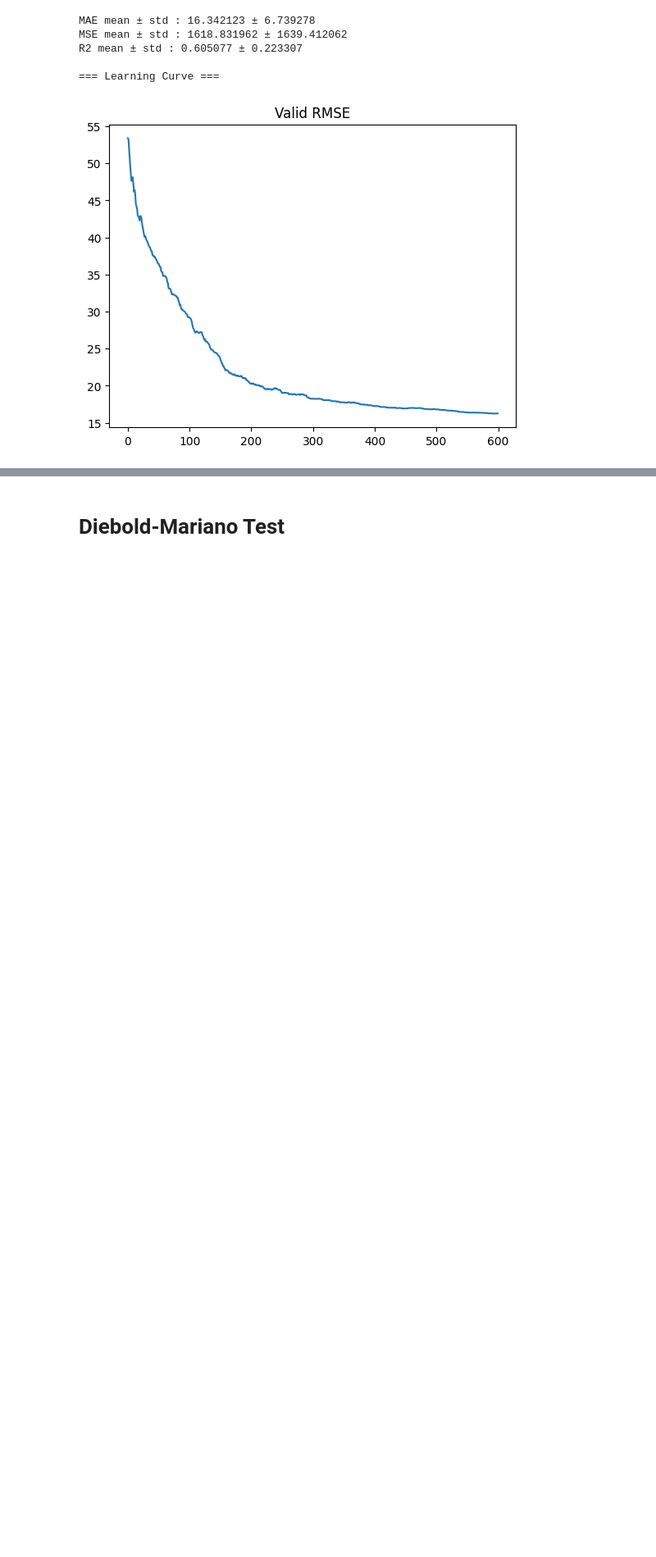
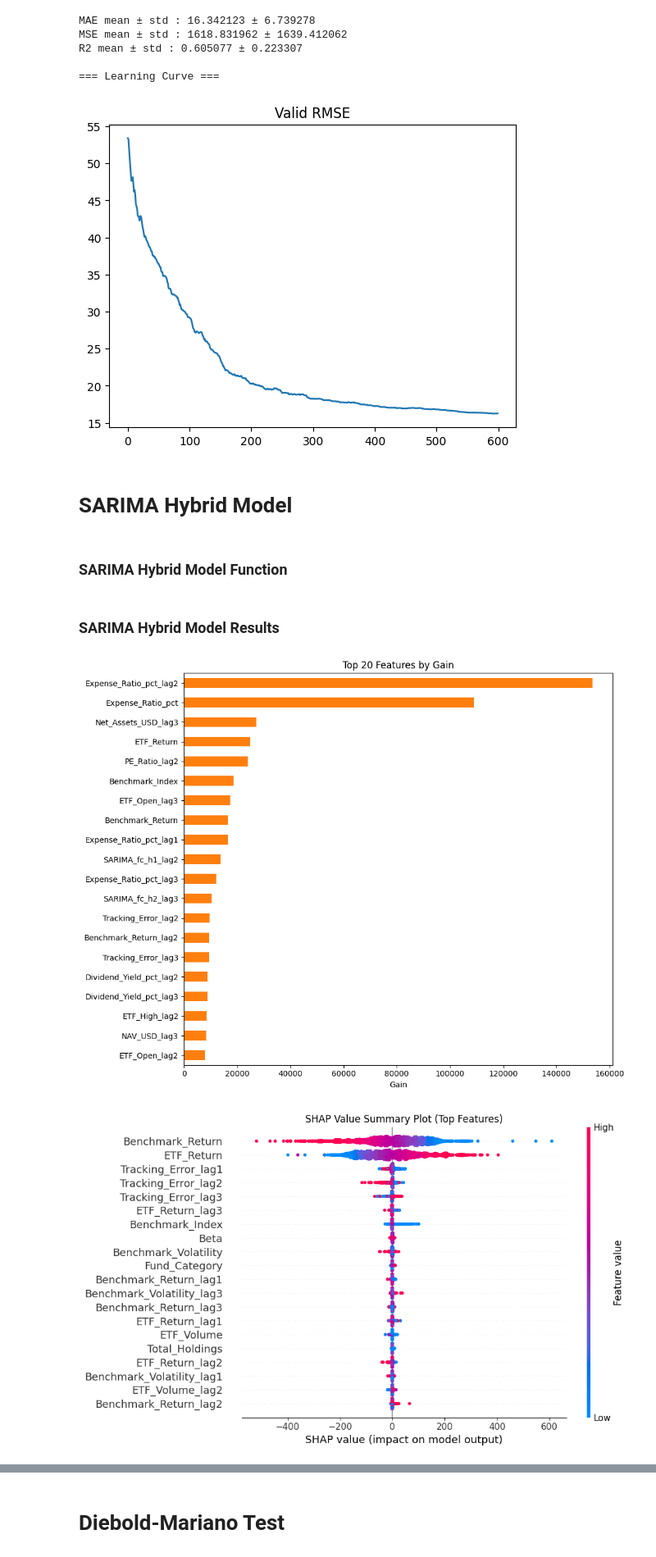
Before and after one commit to AatishDA1/ETF_TD_Forecasting, a Jupyter notebook: etf_te_forecsating_models/etf_te_forecasting_v2.ipynb, the cells around one changed output, grey strips where cells are left out. Shown at 82% size. Drawn from its saved outputs; the diff is of its cells as text; code cells hidden in the pictures; blank space fills up the shorter version.

```diff
--- a/etf_te_forecsating_models/etf_te_forecasting_v2.ipynb
+++ b/etf_te_forecsating_models/etf_te_forecasting_v2.ipynb
@@ -2006,3 +2068,7 @@ R2 mean ± std : 0.605077 ± 0.223307
 
 === Learning Curve ===
 [figure]
+# %% [markdown]
+# SARIMA Hybrid Model
+# %% [markdown]
+### SARIMA Hybrid Model Function
@@ -2008,0 +2226,2 @@ R2 mean ± std : 0.605077 ± 0.223307
+# %% [markdown]
+### SARIMA Hybrid Model Results
@@ -2008,0 +2244,11 @@ R2 mean ± std : 0.605077 ± 0.223307
+# %%
+# Run XGBoost with dataset enhanced with SARIMA features
+sarima_hybrid_results = fit_xgboost(
+    etf_data_sarima_enriched,
+    horizon=3,
+    cv_window=cv_window,
+    cv_step=cv_step
+)
+# %% [output]
+[figure, added]
+[figure, added]
```
Also changed, not shown: parts of 13 cells of this notebook, 1 other file.
